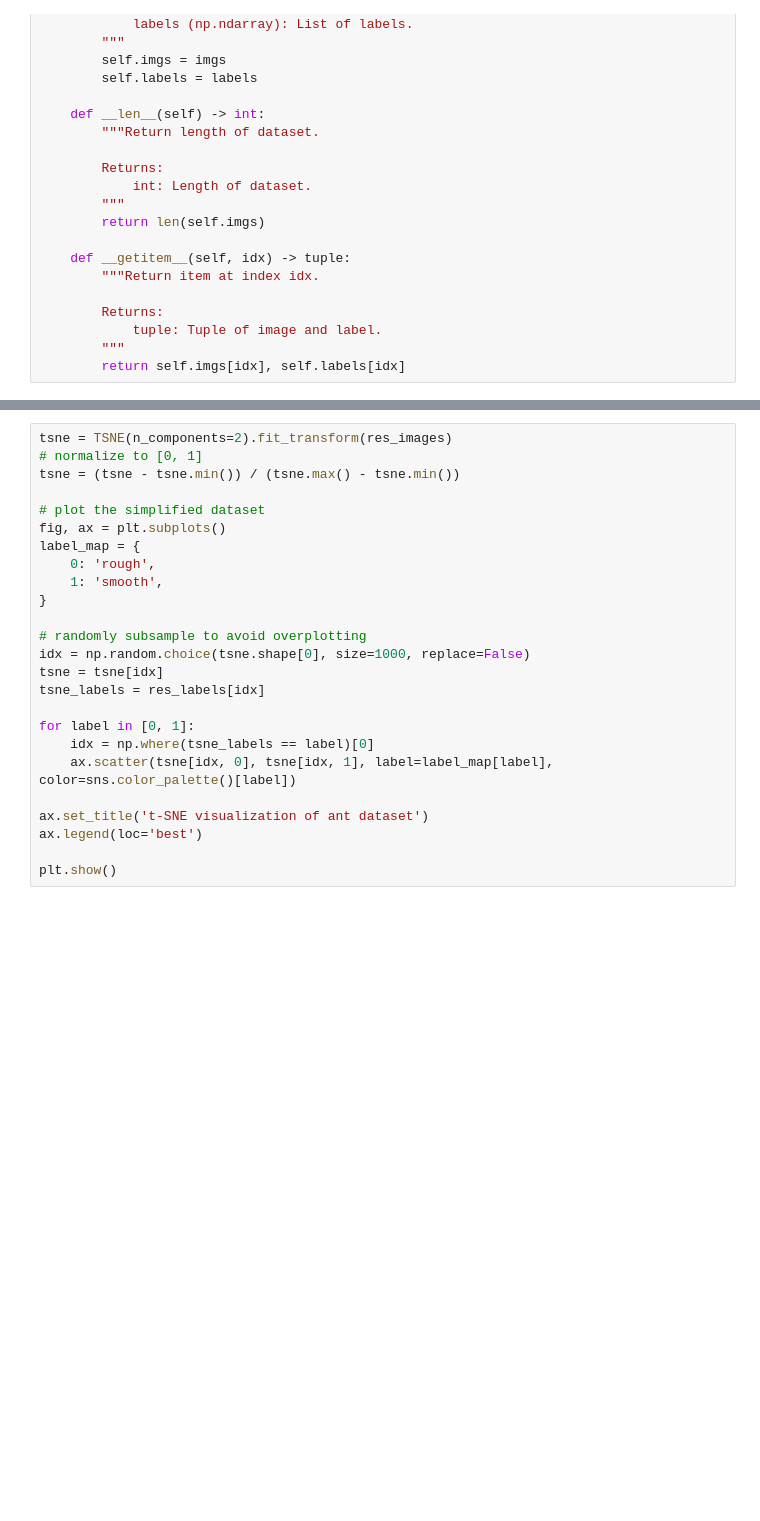
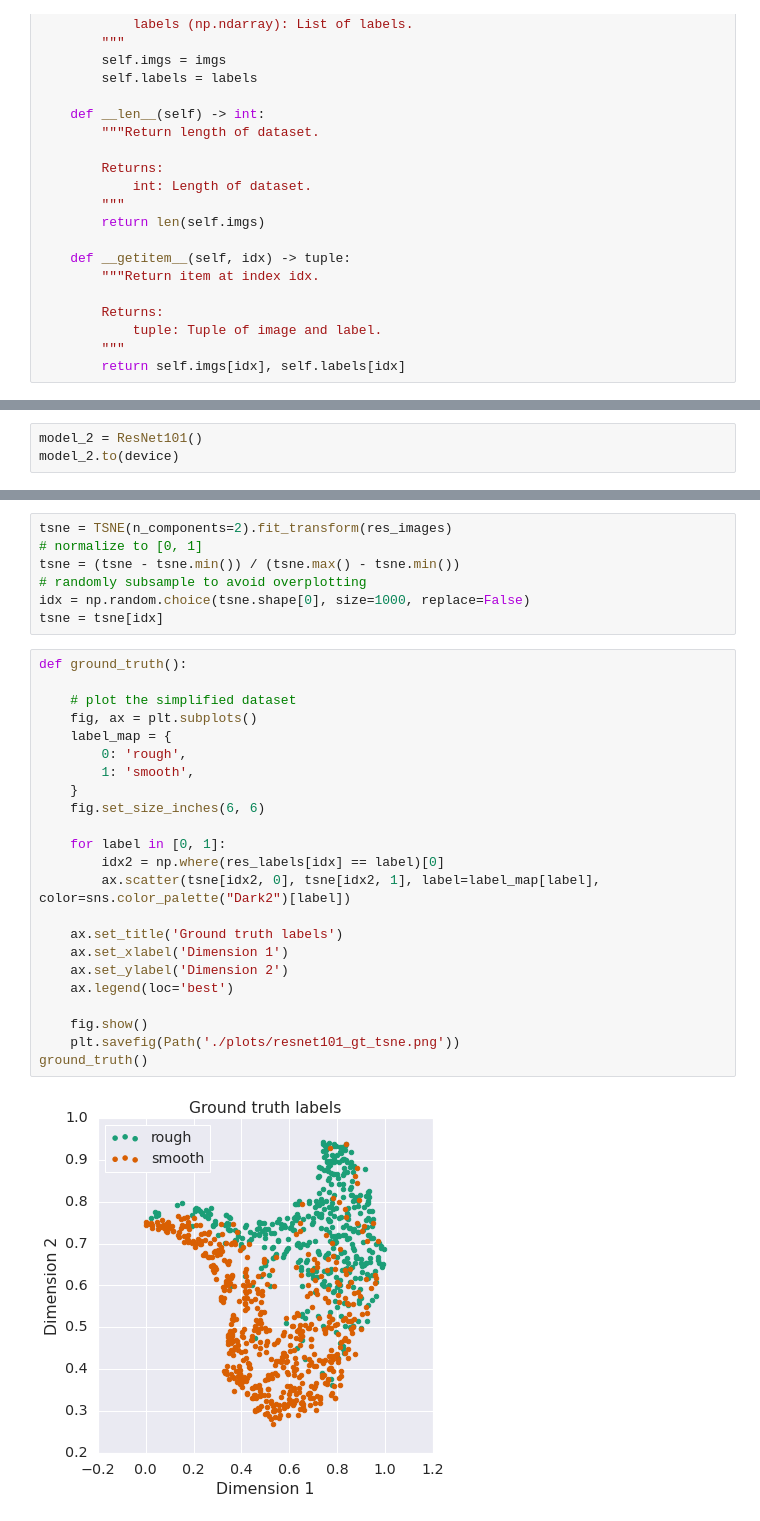
Before and after one commit to CMVSR/cuticulus, a Jupyter notebook: scripts/visualization.ipynb, the cells around one changed output, grey strips where cells are left out. Drawn from its saved outputs; the diff is of its cells as text; blank space fills up the shorter version.

```diff
--- a/scripts/visualization.ipynb
+++ b/scripts/visualization.ipynb
@@ -99,0 +93,3 @@ TypeError: __init__() missing 2 required positional arguments: 'block' and 'laye
+# %%
+model_2 = ResNet101()
+model_2.to(device)
@@ -119,24 +138,31 @@ res_labels = np.concatenate(res_labels, axis=0)
 tsne = TSNE(n_components=2).fit_transform(res_images)
 # normalize to [0, 1]
 tsne = (tsne - tsne.min()) / (tsne.max() - tsne.min())
-
-# plot the simplified dataset
-fig, ax = plt.subplots()
-label_map = {
-    0: 'rough',
-    1: 'smooth',
-}
-
 # randomly subsample to avoid overplotting
 idx = np.random.choice(tsne.shape[0], size=1000, replace=False)
 tsne = tsne[idx]
-tsne_labels = res_labels[idx]
-
-for label in [0, 1]:
-    idx = np.where(tsne_labels == label)[0]
-    ax.scatter(tsne[idx, 0], tsne[idx, 1], label=label_map[label], color=sns.color_palette()[label])
-
-ax.set_title('t-SNE visualization of ant dataset')
-ax.legend(loc='best')
-
-plt.show()
+# %%
+def ground_truth():
+
+    # plot the simplified dataset
+    fig, ax = plt.subplots()
+    label_map = {
+        0: 'rough',
+        1: 'smooth',
+    }
+    fig.set_size_inches(6, 6)
+
+    for label in [0, 1]:
+        idx2 = np.where(res_labels[idx] == label)[0]
+        ax.scatter(tsne[idx2, 0], tsne[idx2, 1], label=label_map[label], color=sns.color_palette("Dark2")[label])
+
+    ax.set_title('Ground truth labels')
+    ax.set_xlabel('Dimension 1')
+    ax.set_ylabel('Dimension 2')
+    ax.legend(loc='best')
+
+    fig.show()
+    plt.savefig(Path('./plots/resnet101_gt_tsne.png'))
+ground_truth()
+# %% [output]
+[figure, added]
```
Also changed, not shown: parts of 10 cells of this notebook, 14 other files.
